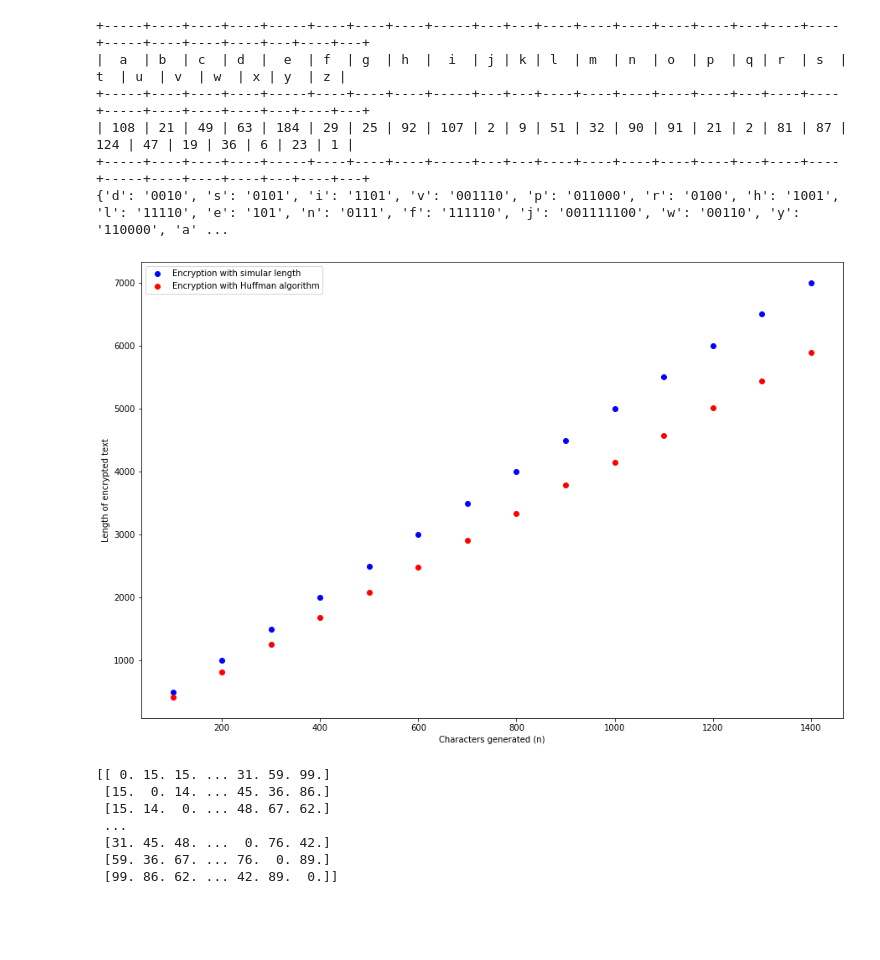
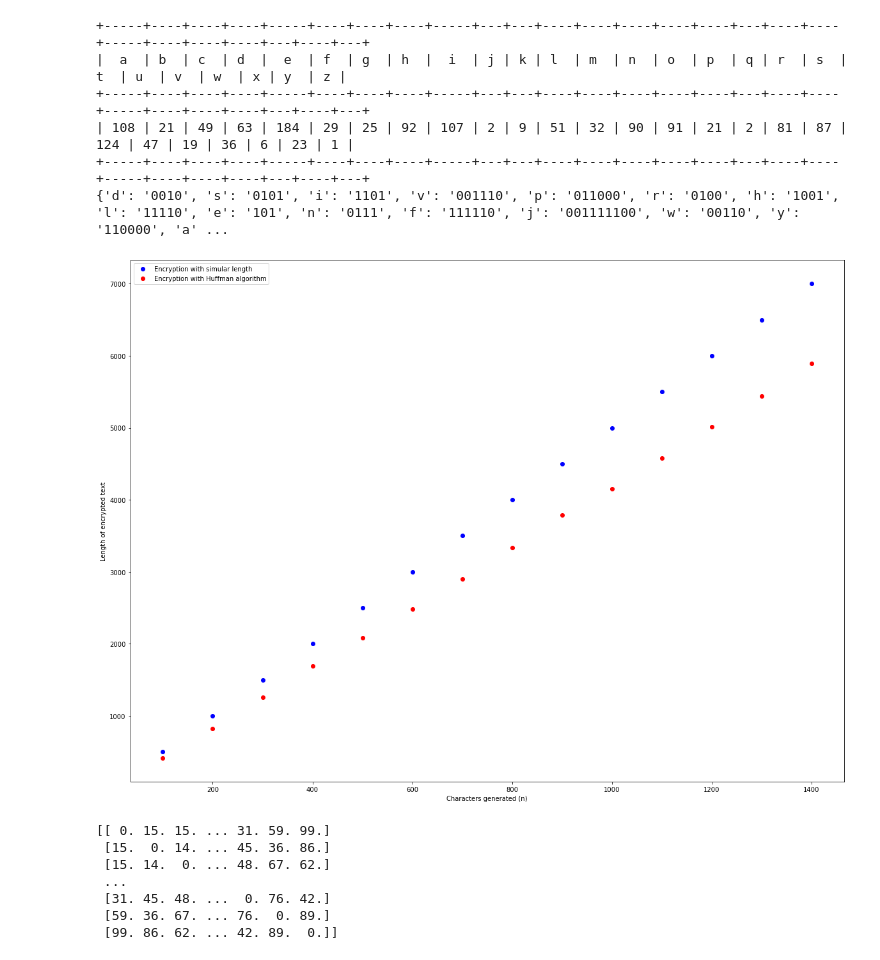
Before and after one commit to zer0deck/py_algorithms, a Jupyter notebook: Advanced algorithms/ex8.ipynb, the cells around one changed output. Saved outputs shown, nothing was run; the diff lists cells and outputs as text; code cells hidden in the pictures; blank space fills up the shorter version.

```diff
--- a/Advanced algorithms/ex8.ipynb
+++ b/Advanced algorithms/ex8.ipynb
@@ -195,15 +195,15 @@ print(Hu_code)
 +-----+----+----+----+-----+----+----+----+-----+---+---+----+----+----+----+----+---+----+----+-----+----+----+----+---+----+---+
 {'d': '0010', 's': '0101', 'i': '1101', 'v': '001110', 'p': '011000', 'r': '0100', 'h': '1001', 'l': '11110', 'e': '101', 'n': '0111', 'f': '111110', 'j': '001111100', 'w': '00110', 'y': '110000', 'a' ...
 # %%
-plt.figure(figsize=(15,10))
+plt.figure(figsize=(20,15))
 plt.plot(plot_len, Sl_len,'bo', label='Encryption with simular length')
 plt.plot(plot_len, Hu_len, 'ro', label='Encryption with Huffman algorithm')
 plt.ylabel('Length of encrypted text', fontsize=10)
 plt.xlabel('Characters generated (n)', fontsize=10)
 plt.legend(fontsize=10)
 plt.show()
 # %% [output]
-[figure, old version]
+[figure, new version]
 # %%
 # list of values for Prim algorithm
 vert = 50
```
Also changed, not shown: parts of 1 cell of this notebook.
